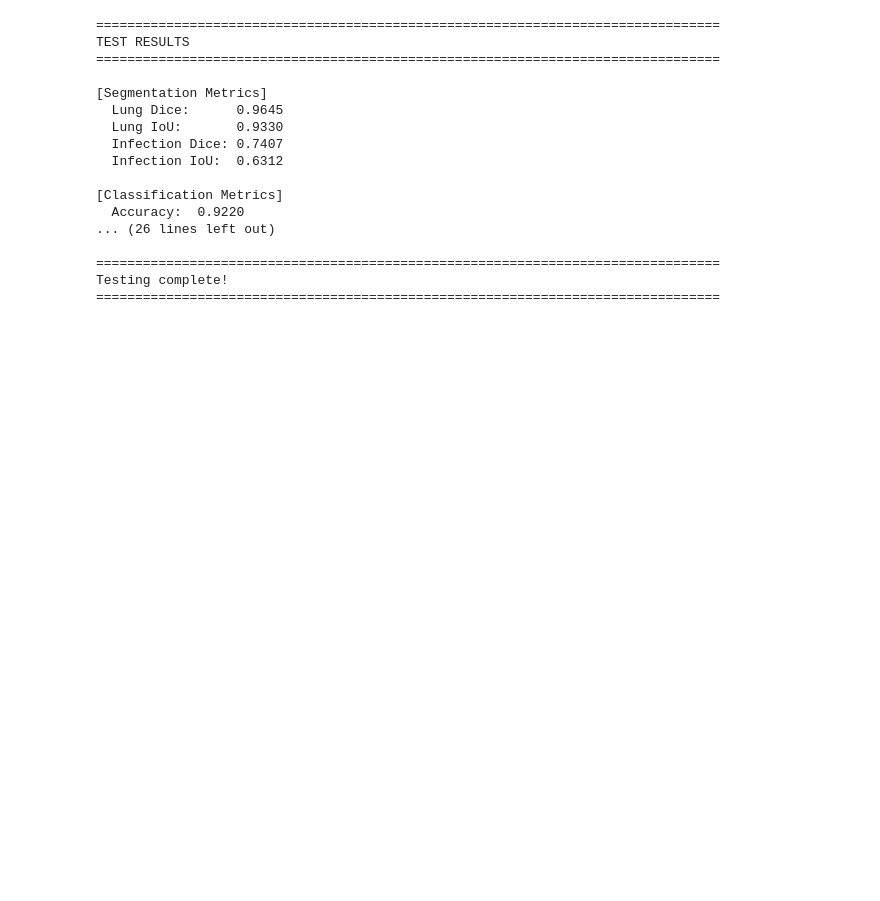
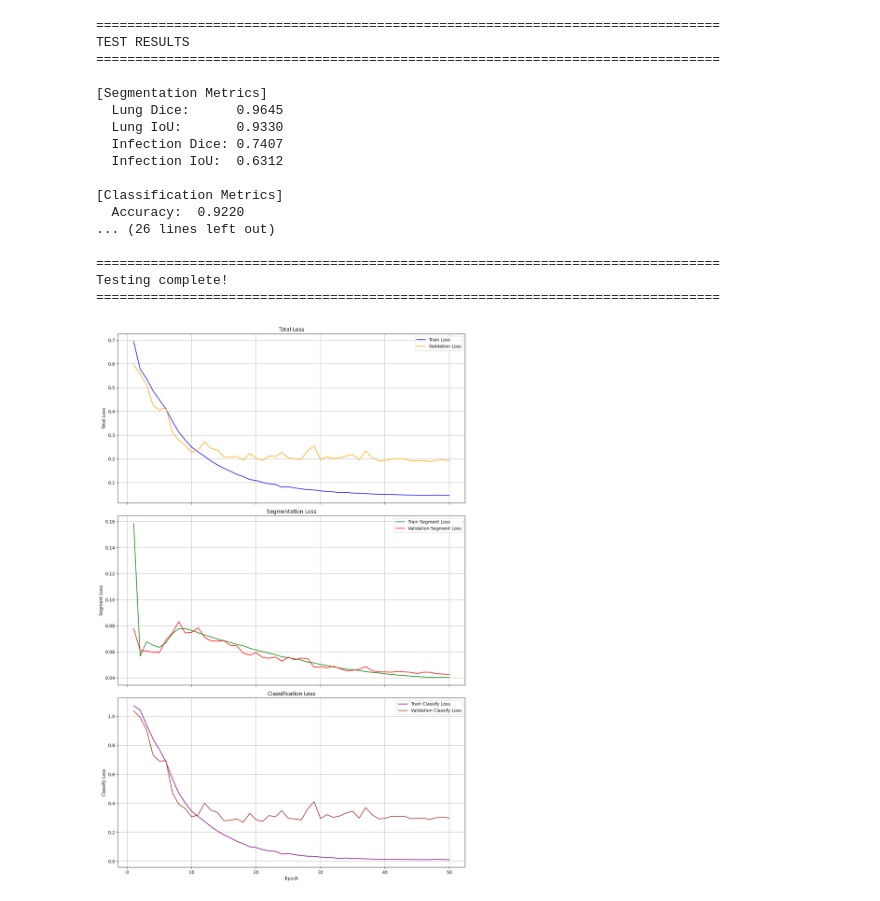
Before and after one commit to ZenHKD/mlmed2026, a Jupyter notebook: practice3/COVID19.ipynb, the cells around one changed output. Drawn from its saved outputs; the diff is of its cells as text; code cells hidden in the pictures; blank space fills up the shorter version.

```diff
--- a/practice3/COVID19.ipynb
+++ b/practice3/COVID19.ipynb
@@ -129,0 +151,32 @@ Testing complete!
+# %%
+fig, axes = plt.subplots(3, 1, figsize=(12, 18), dpi=200, sharex=True)
+
+# 1. Total Loss
+axes[0].plot(epoch1, train_loss1, label='Train Loss', color='blue')
+axes[0].plot(epoch1, val_loss1, label='Validation Loss', color='orange')
+axes[0].set_ylabel('Total Loss')
+axes[0].set_title('Total Loss')
+axes[0].grid(True)
+axes[0].legend()
+
+# 2. Segment Loss
+axes[1].plot(epoch1, train_seg_loss1, label='Train Segment Loss', color='green')
+axes[1].plot(epoch1, val_seg_loss1, label='Validation Segment Loss', color='red')
+axes[1].set_ylabel('Segment Loss')
+axes[1].set_title('Segmentation Loss')
+axes[1].grid(True)
+axes[1].legend()
+
+# 3. Classify Loss
+axes[2].plot(epoch1, train_cls_loss1, label='Train Classify Loss', color='purple')
+axes[2].plot(epoch1, val_cls_loss1, label='Validation Classify Loss', color='brown')
+axes[2].set_xlabel('Epoch')
+axes[2].set_ylabel('Classify Loss')
+axes[2].set_title('Classification Loss')
+axes[2].grid(True)
+axes[2].legend()
+
+plt.tight_layout()
+plt.show()
+# %% [output]
+[figure, added]
```
Also changed, not shown: parts of 5 cells of this notebook, 7 other files.
